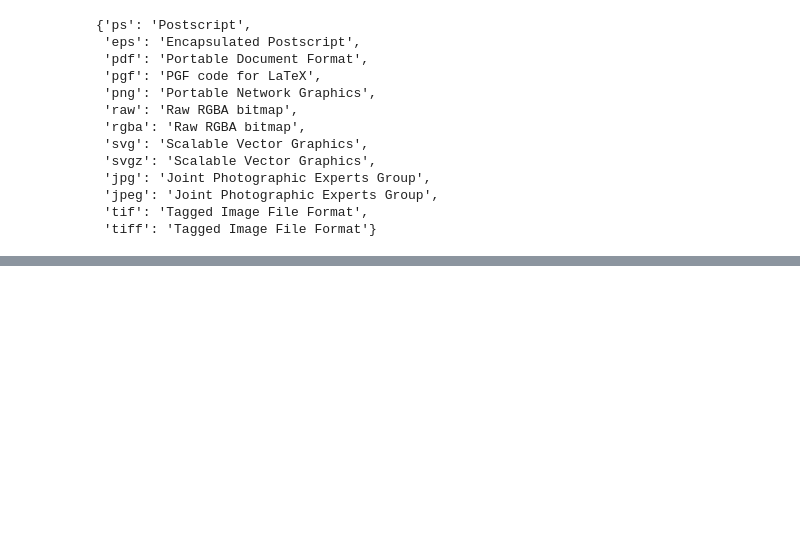
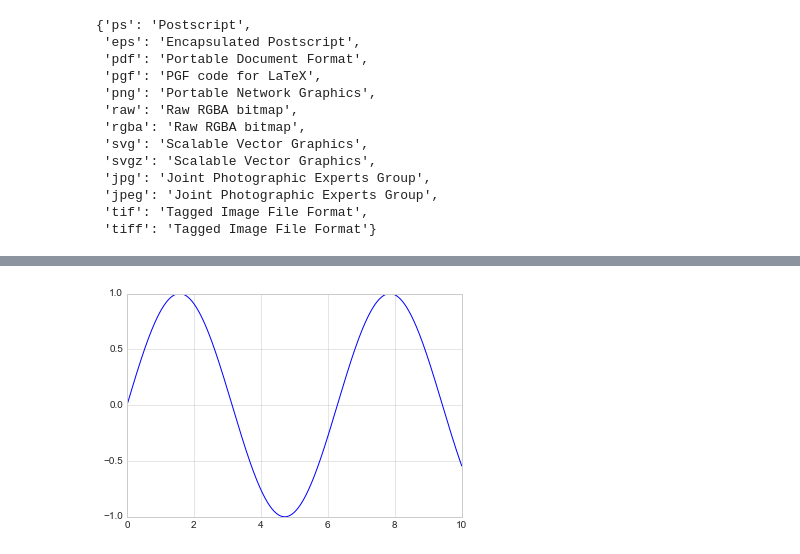
Before and after one commit to matrix-yang/machine_learn_record, a Jupyter notebook: ML100day/day45_matplotlib.ipynb, the cells around one changed output, grey strips where cells are left out. Cells and saved outputs as stored; diff of their text form; code cells hidden in the pictures; blank space fills up the shorter version.

```diff
--- a/ML100day/day45_matplotlib.ipynb
+++ b/ML100day/day45_matplotlib.ipynb
@@ -39,0 +55,4 @@ fig.canvas.get_supported_filetypes()
+# %%
+plt.plot(x, np.sin(x));
+# %% [output]
+[figure, added]
```
Also changed, not shown: parts of 73 cells of this notebook.
